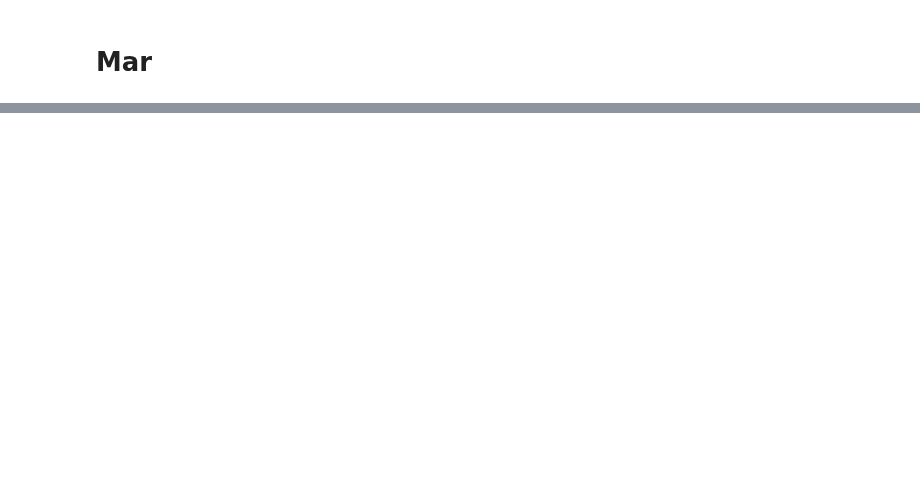
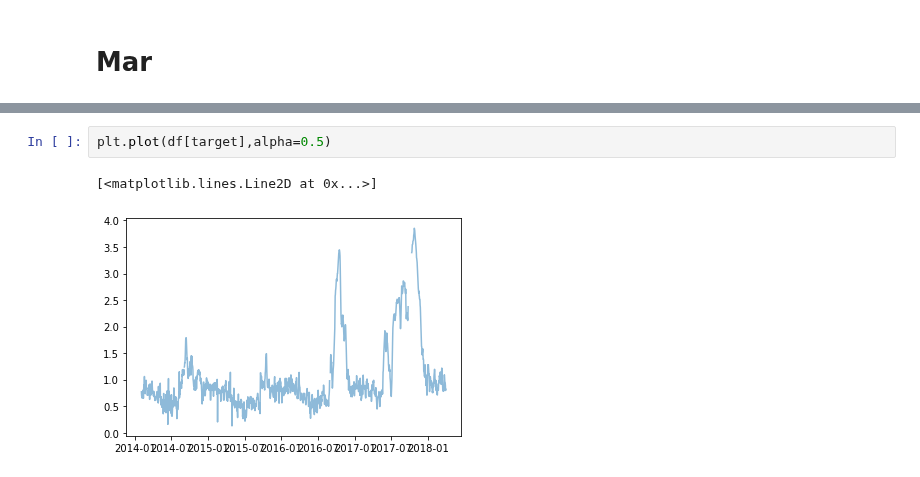
Before and after one commit to SB91ko/ChaoprayaRiver_WaterLV_prediction, a Jupyter notebook: playground.ipynb, the cells around one changed output, grey strips where cells are left out. Cells and saved outputs as stored; diff of their text form; blank space fills up the shorter version.

```diff
--- a/playground.ipynb
+++ b/playground.ipynb
@@ -53,0 +221,5 @@ mar.loc[(mar['rss']>cutoff)|(mar['gcv']>cutoff)]
+# %%
+plt.plot(df[target],alpha=0.5)
+# %% [output]
+[<matplotlib.lines.Line2D at 0x...>]
+[figure, added]
```
Also changed, not shown: parts of 19 cells of this notebook, 20 other files.
